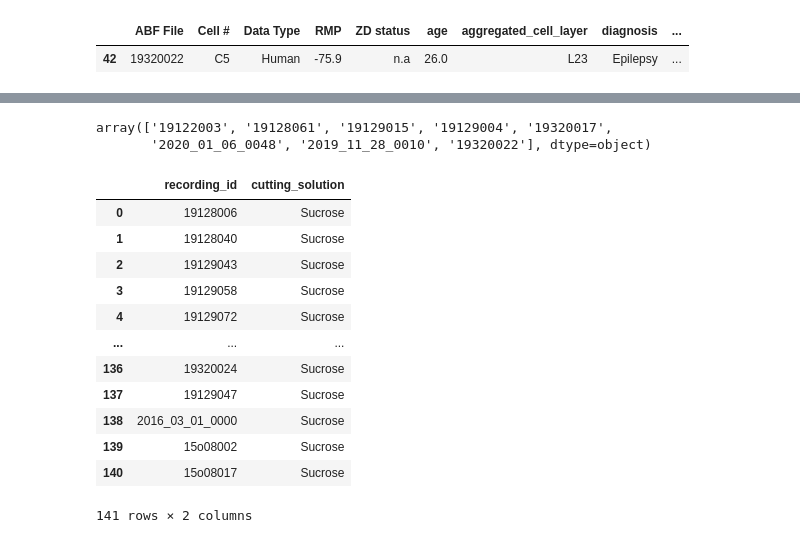
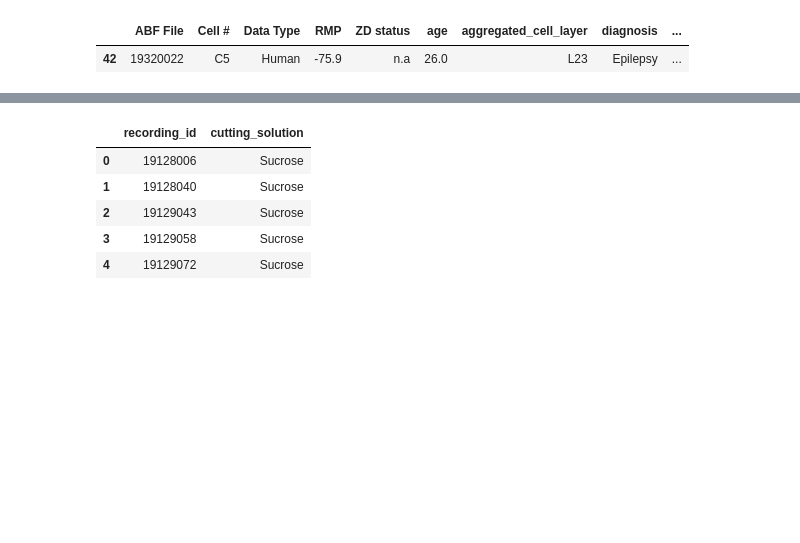
Before and after one commit to derekhoward/nwb_conversion, a Jupyter notebook: 01-clean_metadata.ipynb, the cells around one changed output, grey strips where cells are left out. Drawn from its saved outputs; the diff is of its cells as text; code cells hidden in the pictures; blank space fills up the shorter version.

```diff
--- a/01-clean_metadata.ipynb
+++ b/01-clean_metadata.ipynb
@@ -547,5 +479,0 @@ neuromorpho_url_map = {
-# %%
-all_meta[all_meta.has_morphology]['ABF File'].values
-# %% [output]
-array(['19122003', '19128061', '19129015', '19129004', '19320017',
-       '2020_01_06_0048', '2019_11_28_0010', '19320022'], dtype=object)
@@ -554,21 +485,14 @@ cutting_solutions = pd.read_csv('./data/raw/cutting_solution.csv')
 # %%
 cutting_solutions.recording_id = cutting_solutions.recording_id.str.rstrip('.nwb')
 # %%
-cutting_solutions
+cutting_solutions.head()
 # %% [output]
 |  | recording_id | cutting_solution |
 | 0 | 19128006 | Sucrose |
 | 1 | 19128040 | Sucrose |
 | 2 | 19129043 | Sucrose |
 | 3 | 19129058 | Sucrose |
 | 4 | 19129072 | Sucrose |
-| ... | ... | ... |
-| 136 | 19320024 | Sucrose |
-| 137 | 19129047 | Sucrose |
-| 138 | 2016_03_01_0000 | Sucrose |
-| 139 | 15o08002 | Sucrose |
-| 140 | 15o08017 | Sucrose |
-141 rows × 2 columns
 # %%
 all_meta = all_meta.merge(cutting_solutions, left_on='ABF File', right_on='recording_id', how='left').drop('recording_id', axis=1)
 # %%
```
Also changed, not shown: parts of 14 cells of this notebook, 3 other files.
